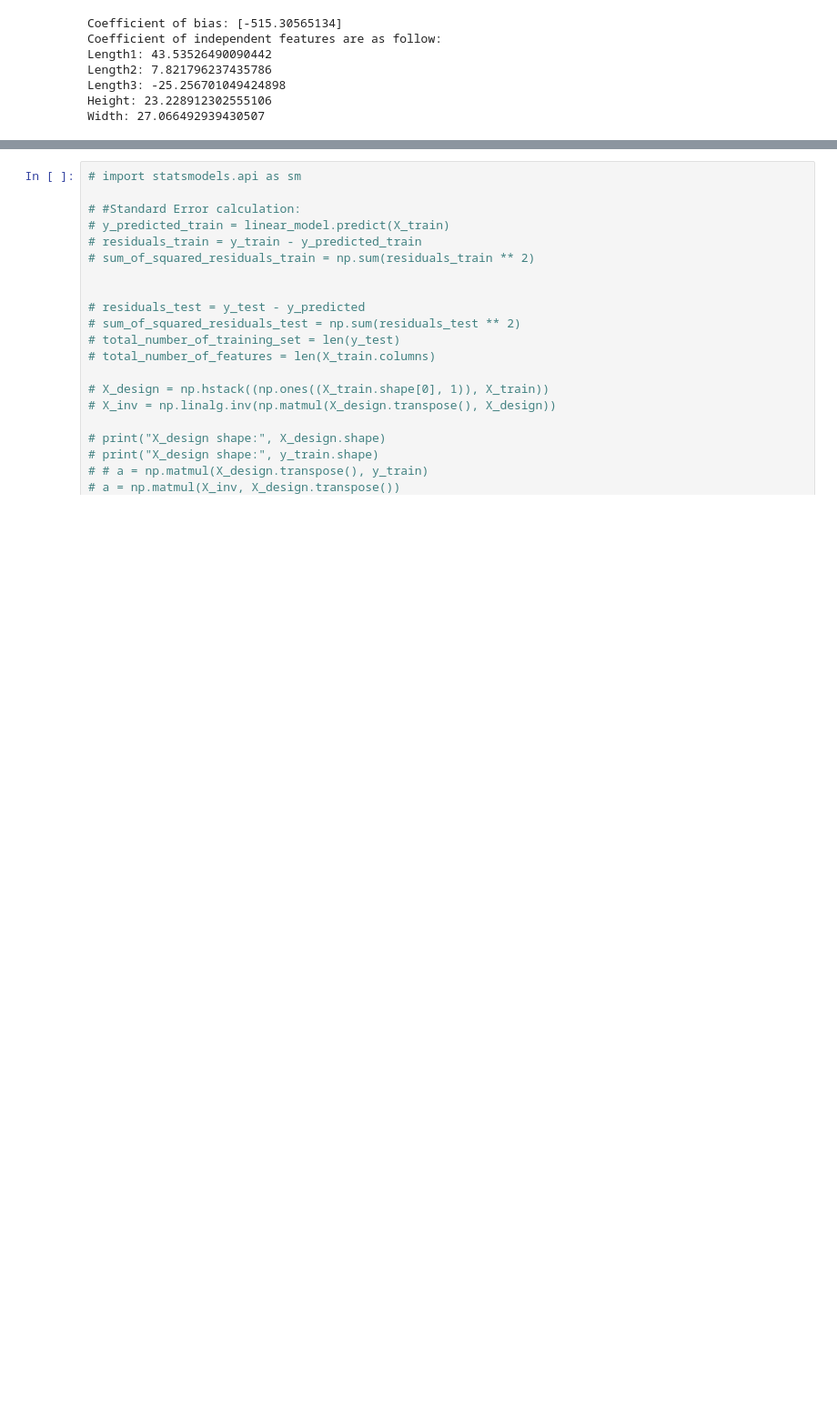
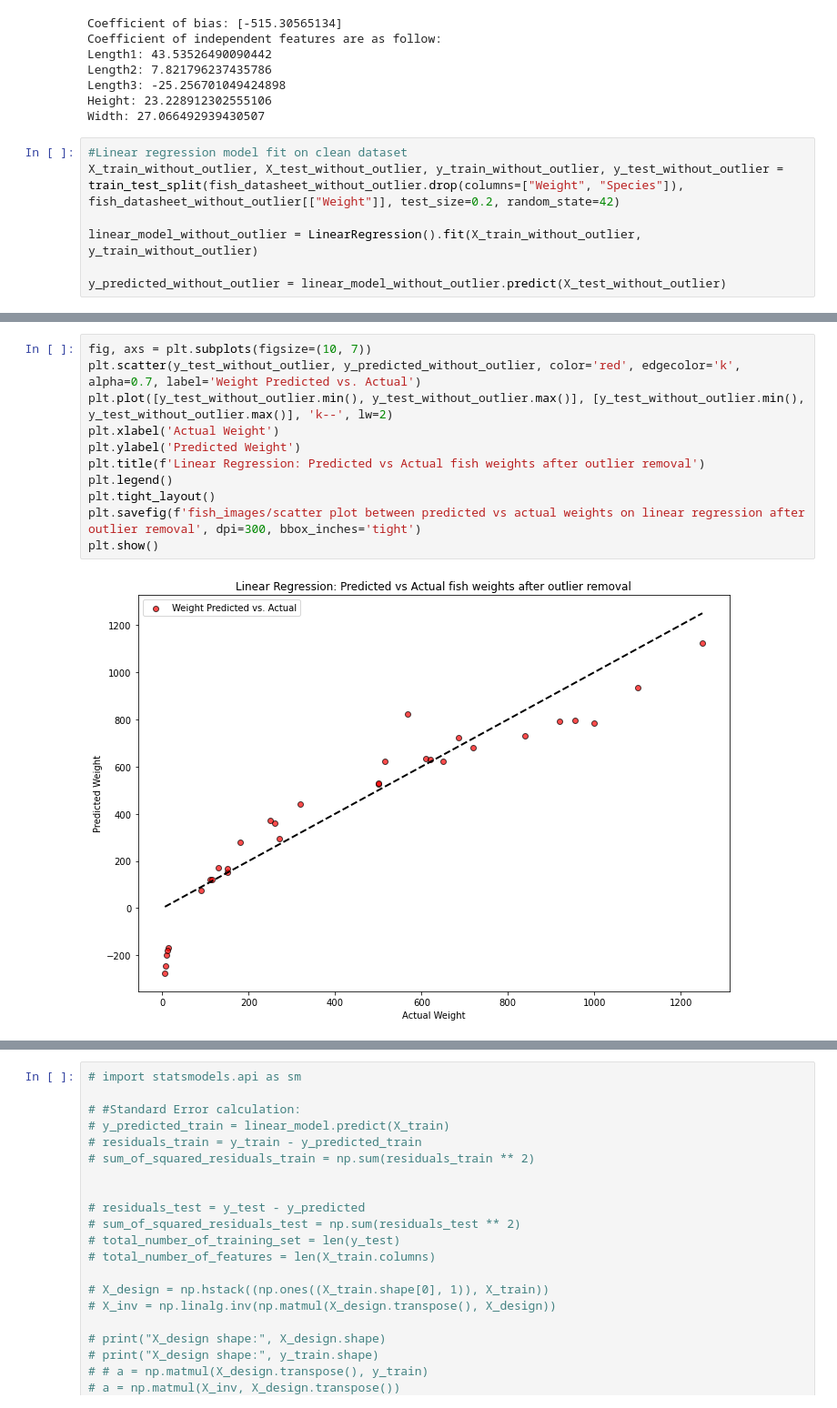
Before and after one commit to buddhathapa12/machine-learning, a Jupyter notebook: linearRegression_Assignment1/E923Q669_CS770_Asignment1_Q2.ipynb, the cells around one changed output, grey strips where cells are left out. Shown: that part at 91% size. Cells and saved outputs as stored; diff of their text form; blank space fills up the shorter version.

```diff
--- a/linearRegression_Assignment1/E923Q669_CS770_Asignment1_Q2.ipynb
+++ b/linearRegression_Assignment1/E923Q669_CS770_Asignment1_Q2.ipynb
@@ -121,3 +222,10 @@ Length2: 7.821796237435786
 Length3: -25.256701049424898
 Height: 23.228912302555106
 Width: 27.066492939430507
+# %%
+#Linear regression model fit on clean dataset
+X_train_without_outlier, X_test_without_outlier, y_train_without_outlier, y_test_without_outlier = train_test_split(fish_datasheet_without_outlier.drop(columns=["Weight", "Species"]), fish_datasheet_without_outlier[["Weight"]], test_size=0.2, random_state=42)
+
+linear_model_without_outlier = LinearRegression().fit(X_train_without_outlier, y_train_without_outlier)
+
+y_predicted_without_outlier = linear_model_without_outlier.predict(X_test_without_outlier)
@@ -123,0 +254,13 @@ Width: 27.066492939430507
+# %%
+fig, axs = plt.subplots(figsize=(10, 7))
+plt.scatter(y_test_without_outlier, y_predicted_without_outlier, color='red', edgecolor='k', alpha=0.7, label='Weight Predicted vs. Actual')
+plt.plot([y_test_without_outlier.min(), y_test_without_outlier.max()], [y_test_without_outlier.min(), y_test_without_outlier.max()], 'k--', lw=2)
+plt.xlabel('Actual Weight')
+plt.ylabel('Predicted Weight')
+plt.title(f'Linear Regression: Predicted vs Actual fish weights after outlier removal')
+plt.legend()
+plt.tight_layout()
+plt.savefig(f'fish_images/scatter plot between predicted vs actual weights on linear regression after outlier removal', dpi=300, bbox_inches='tight')
+plt.show()
+# %% [output]
+[figure, added]
```
Also changed, not shown: parts of 19 cells of this notebook.
